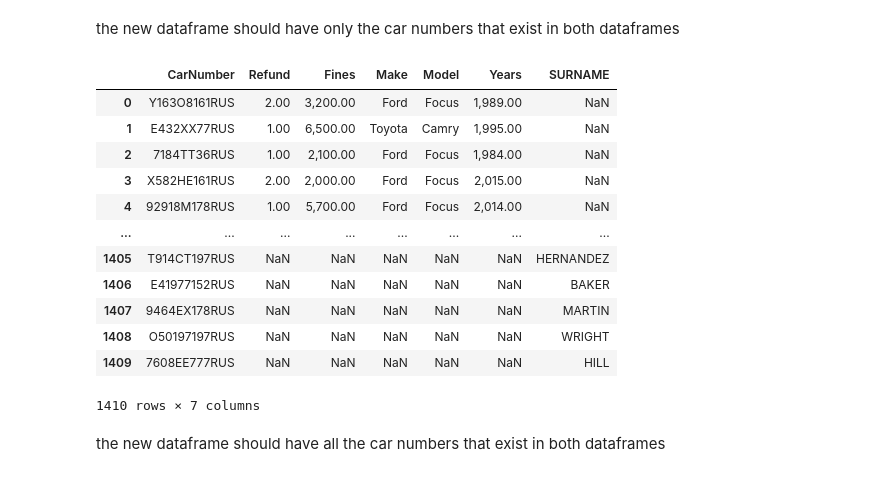
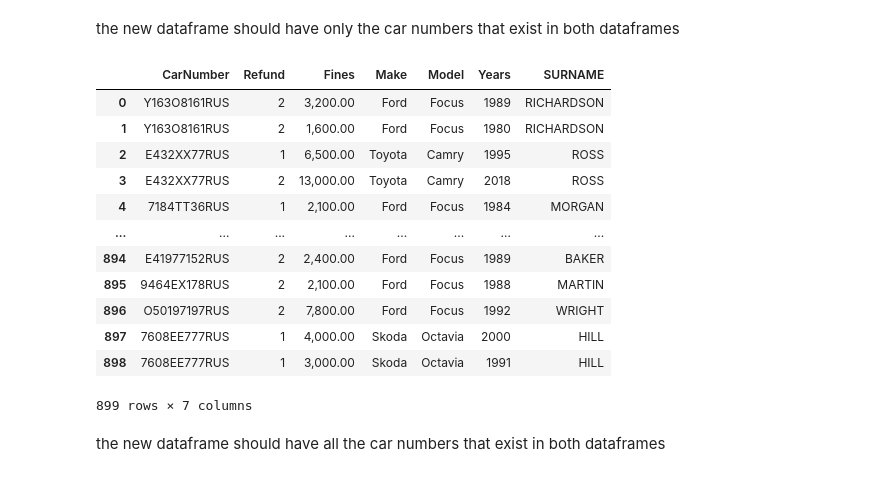
Before and after one commit to greg-gav/Python_DS_42_Picine, a Jupyter notebook: day_05/ex04/enrichment.ipynb, the cells around one changed output. Drawn from its saved outputs; the diff is of its cells as text; code cells hidden in the pictures.

```diff
--- a/day_05/ex04/enrichment.ipynb
+++ b/day_05/ex04/enrichment.ipynb
@@ -162,23 +162,23 @@ owners
 # %% [markdown]
 the new dataframe should have only the car numbers that exist in both
 dataframes
-# %%
-res = pd.concat([fines[fines.CarNumber.isin(owners.CarNumber)], owners[owners.CarNumber.isin(fines.CarNumber)]]).reset_index(drop=True)
-res
-# %% [output]
-|  | CarNumber | Refund | Fines | Make | Model | Years | SURNAME |
-| 0 | Y163O8161RUS | 2.00 | 3,200.00 | Ford | Focus | 1,989.00 | NaN |
-| 1 | E432XX77RUS | 1.00 | 6,500.00 | Toyota | Camry | 1,995.00 | NaN |
-| 2 | 7184TT36RUS | 1.00 | 2,100.00 | Ford | Focus | 1,984.00 | NaN |
-| 3 | X582HE161RUS | 2.00 | 2,000.00 | Ford | Focus | 2,015.00 | NaN |
-| 4 | 92918M178RUS | 1.00 | 5,700.00 | Ford | Focus | 2,014.00 | NaN |
-| ... | ... | ... | ... | ... | ... | ... | ... |
-| 1405 | T914CT197RUS | NaN | NaN | NaN | NaN | NaN | HERNANDEZ |
-| 1406 | E41977152RUS | NaN | NaN | NaN | NaN | NaN | BAKER |
-| 1407 | 9464EX178RUS | NaN | NaN | NaN | NaN | NaN | MARTIN |
-| 1408 | O50197197RUS | NaN | NaN | NaN | NaN | NaN | WRIGHT |
-| 1409 | 7608EE777RUS | NaN | NaN | NaN | NaN | NaN | HILL |
-1410 rows × 7 columns
+# %%
+res = pd.merge(fines,owners,on='CarNumber', how='inner')
+res
+# %% [output]
+|  | CarNumber | Refund | Fines | Make | Model | Years | SURNAME |
+| 0 | Y163O8161RUS | 2 | 3,200.00 | Ford | Focus | 1989 | RICHARDSON |
+| 1 | Y163O8161RUS | 2 | 1,600.00 | Ford | Focus | 1980 | RICHARDSON |
+| 2 | E432XX77RUS | 1 | 6,500.00 | Toyota | Camry | 1995 | ROSS |
+| 3 | E432XX77RUS | 2 | 13,000.00 | Toyota | Camry | 2018 | ROSS |
+| 4 | 7184TT36RUS | 1 | 2,100.00 | Ford | Focus | 1984 | MORGAN |
+| ... | ... | ... | ... | ... | ... | ... | ... |
+| 894 | E41977152RUS | 2 | 2,400.00 | Ford | Focus | 1989 | BAKER |
+| 895 | 9464EX178RUS | 2 | 2,100.00 | Ford | Focus | 1988 | MARTIN |
+| 896 | O50197197RUS | 2 | 7,800.00 | Ford | Focus | 1992 | WRIGHT |
+| 897 | 7608EE777RUS | 1 | 4,000.00 | Skoda | Octavia | 2000 | HILL |
+| 898 | 7608EE777RUS | 1 | 3,000.00 | Skoda | Octavia | 1991 | HILL |
+899 rows × 7 columns
 # %% [markdown]
 the new dataframe should have all the car numbers that exist in both dataframes
 # %%
```
Also changed, not shown: parts of 5 cells of this notebook, 5 other files.
